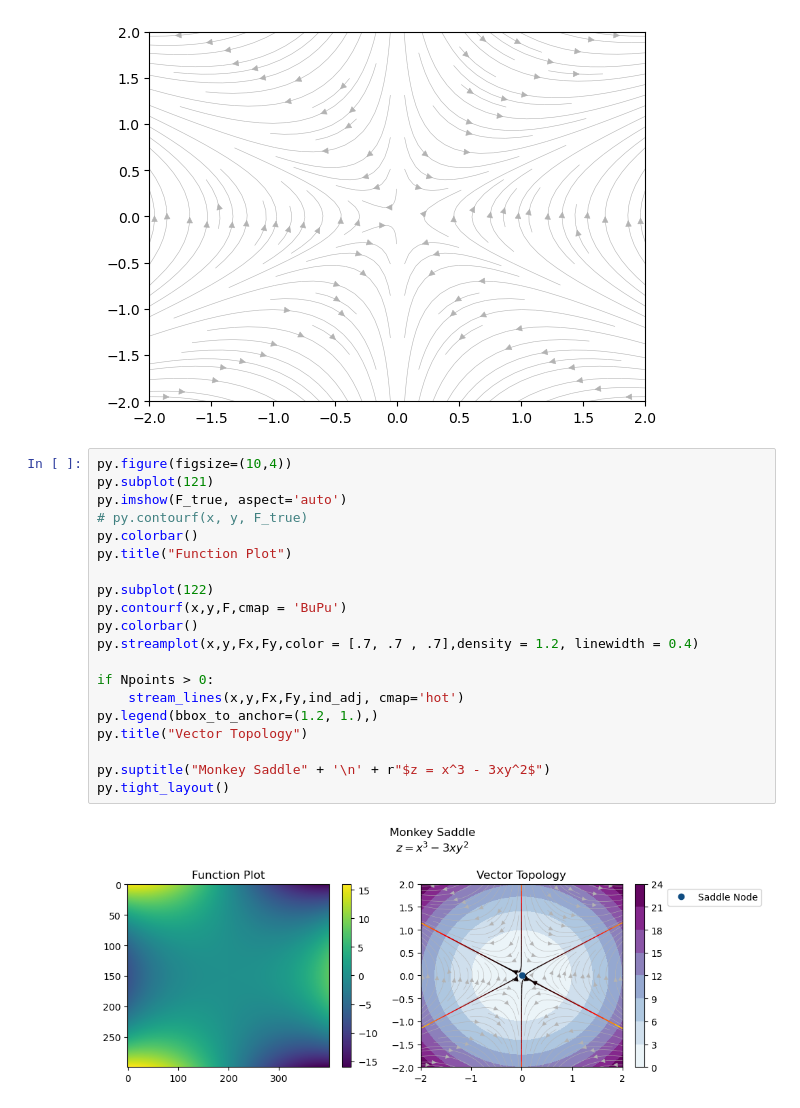
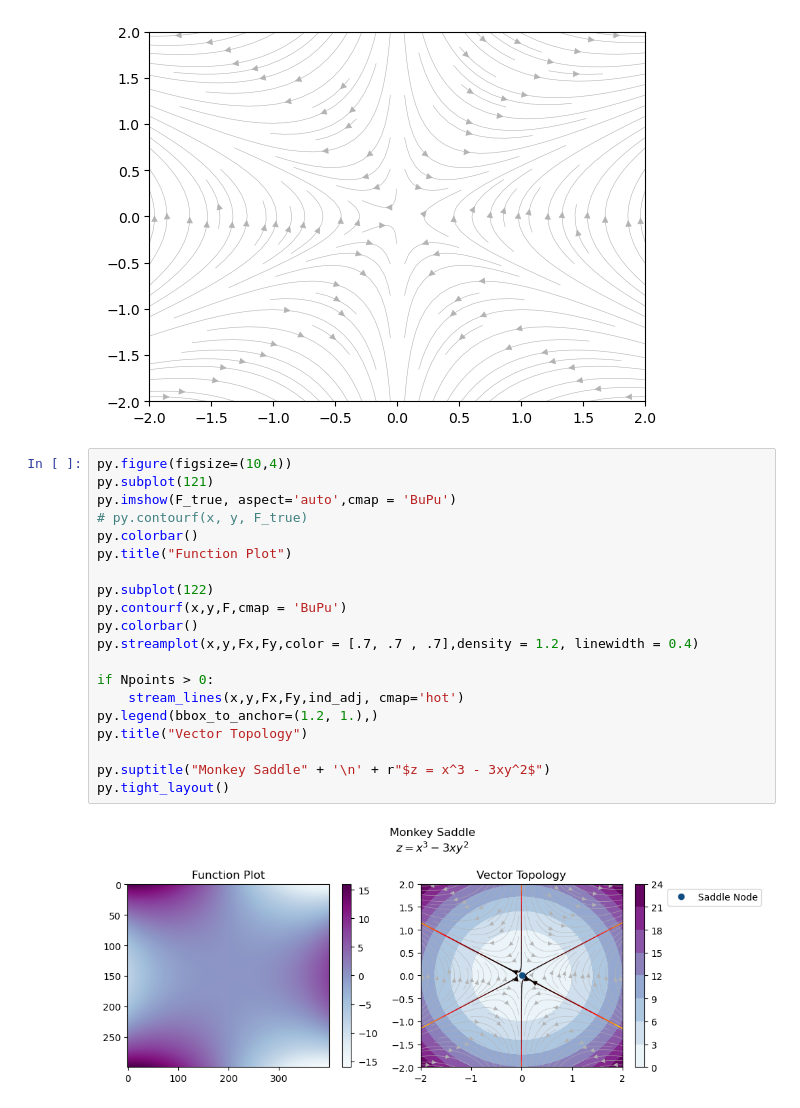
Before and after one commit to alizma/symmetry_learning, a Jupyter notebook: fno_classic/vector_top_viz.ipynb, the cells around one changed output. Saved outputs shown, nothing was run; the diff lists cells and outputs as text.

```diff
--- a/fno_classic/vector_top_viz.ipynb
+++ b/fno_classic/vector_top_viz.ipynb
@@ -66,22 +70,22 @@ py.streamplot(x,y,Fx,Fy,color = [.7, .7 , .7],density = 1.2, linewidth = 0.4)
 # %%
 py.figure(figsize=(10,4))
 py.subplot(121)
-py.imshow(F_true, aspect='auto')
+py.imshow(F_true, aspect='auto',cmap = 'BuPu')
 # py.contourf(x, y, F_true)
 py.colorbar()
 py.title("Function Plot")
 
 py.subplot(122)
 py.contourf(x,y,F,cmap = 'BuPu')
 py.colorbar()
 py.streamplot(x,y,Fx,Fy,color = [.7, .7 , .7],density = 1.2, linewidth = 0.4)
 
 if Npoints > 0:
     stream_lines(x,y,Fx,Fy,ind_adj, cmap='hot')
 py.legend(bbox_to_anchor=(1.2, 1.),)
 py.title("Vector Topology")
 
 py.suptitle("Monkey Saddle" + '\n' + r"$z = x^3 - 3xy^2$")
 py.tight_layout()
 # %% [output]
-[figure, old version]
+[figure, new version]
```
Also changed, not shown: parts of 1 cell of this notebook, 3 other files.
